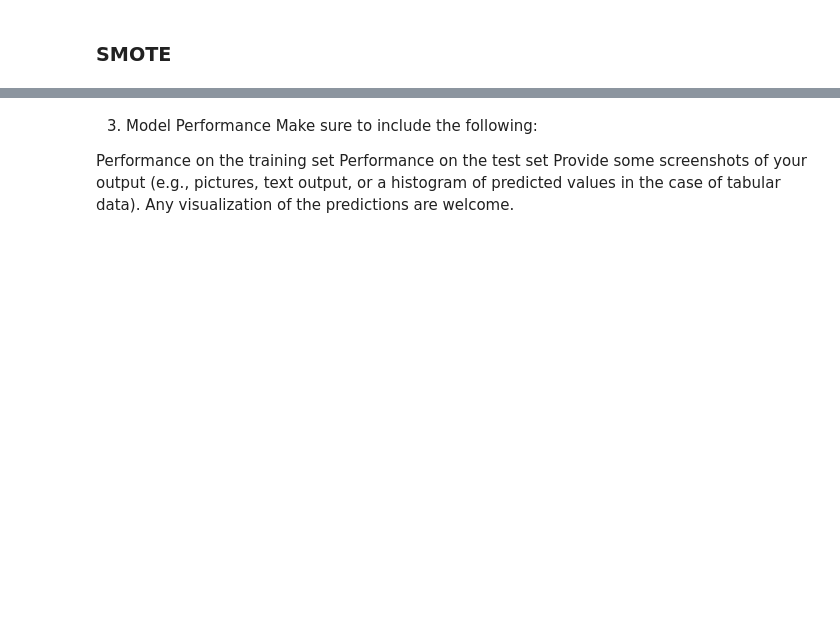
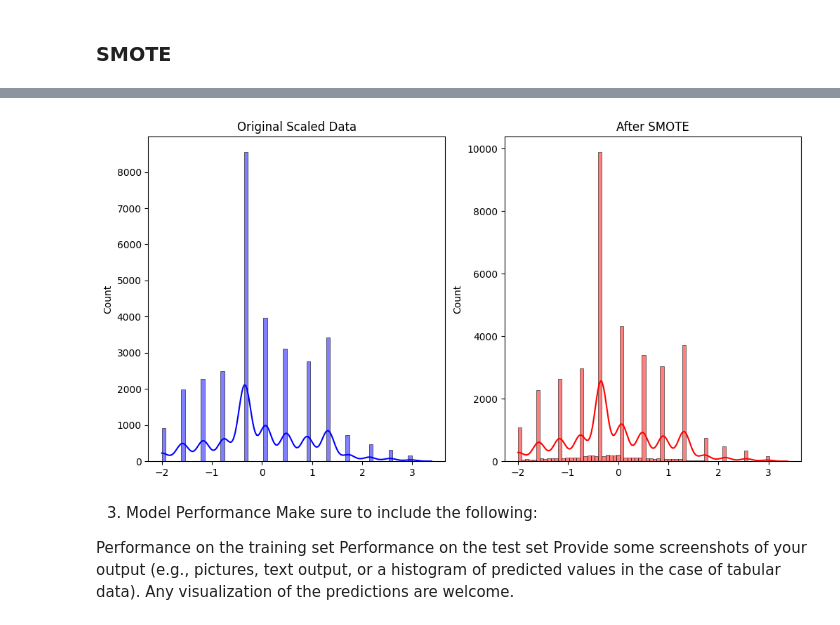
Before and after one commit to opheliasin/smokerstatusNNDL, a Jupyter notebook: ProjF5 - Final Update.ipynb, the cells around one changed output, grey strips where cells are left out. Cells and saved outputs as stored; diff of their text form; code cells hidden in the pictures; blank space fills up the shorter version.

```diff
--- a/ProjF5 - Final Update.ipynb
+++ b/ProjF5 - Final Update.ipynb
@@ -380,3 +481,16 @@ Average accuracy: 0.69, with standard deviation: 0.01
+# %%
+import matplotlib.pyplot as plt
+import seaborn as sns
+
+# Compare distributions before and after SMOTE
+fig, ax = plt.subplots(1, 2, figsize=(12, 6))
+sns.histplot(X_scaled[train][:, 0], ax=ax[0], color='blue', kde=True)  # Just example for 1st feature
+ax[0].set_title('Original Scaled Data')
+sns.histplot(X_train_scaled[:, 0], ax=ax[1], color='red', kde=True)
+ax[1].set_title('After SMOTE')
+plt.show()
+# %% [output]
+[figure, added]
 # %% [markdown]
 3. Model Performance
 Make sure to include the following:
```
Also changed, not shown: parts of 8 cells of this notebook.
